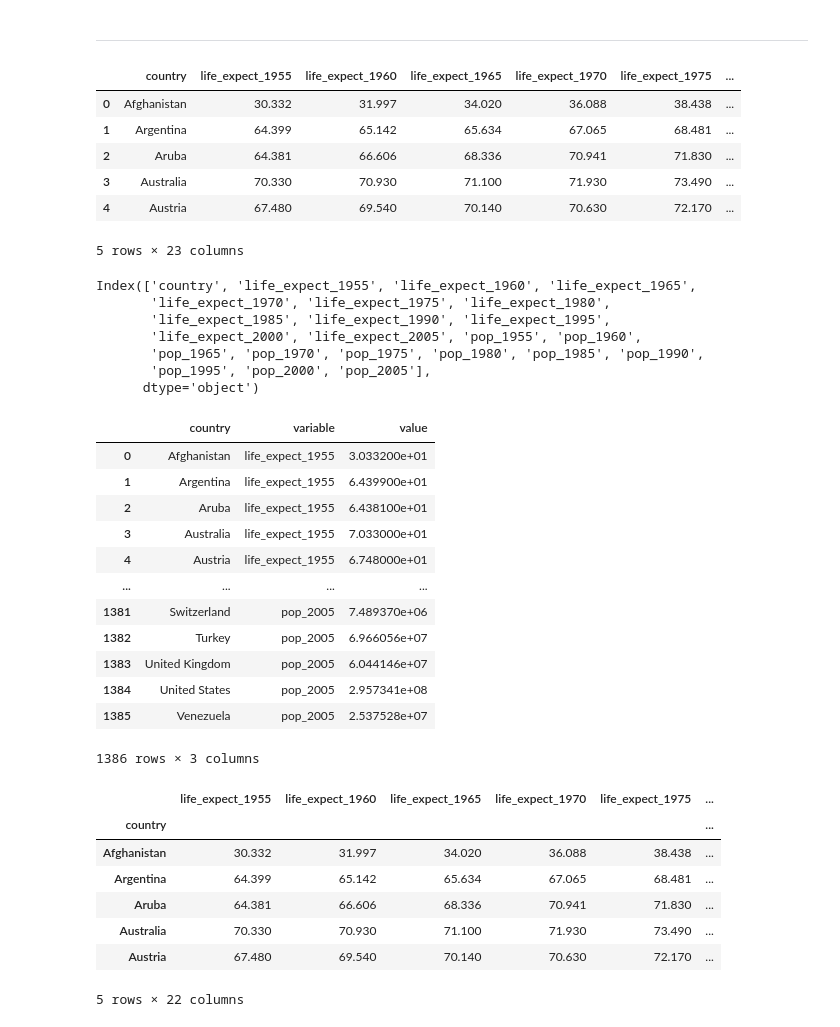
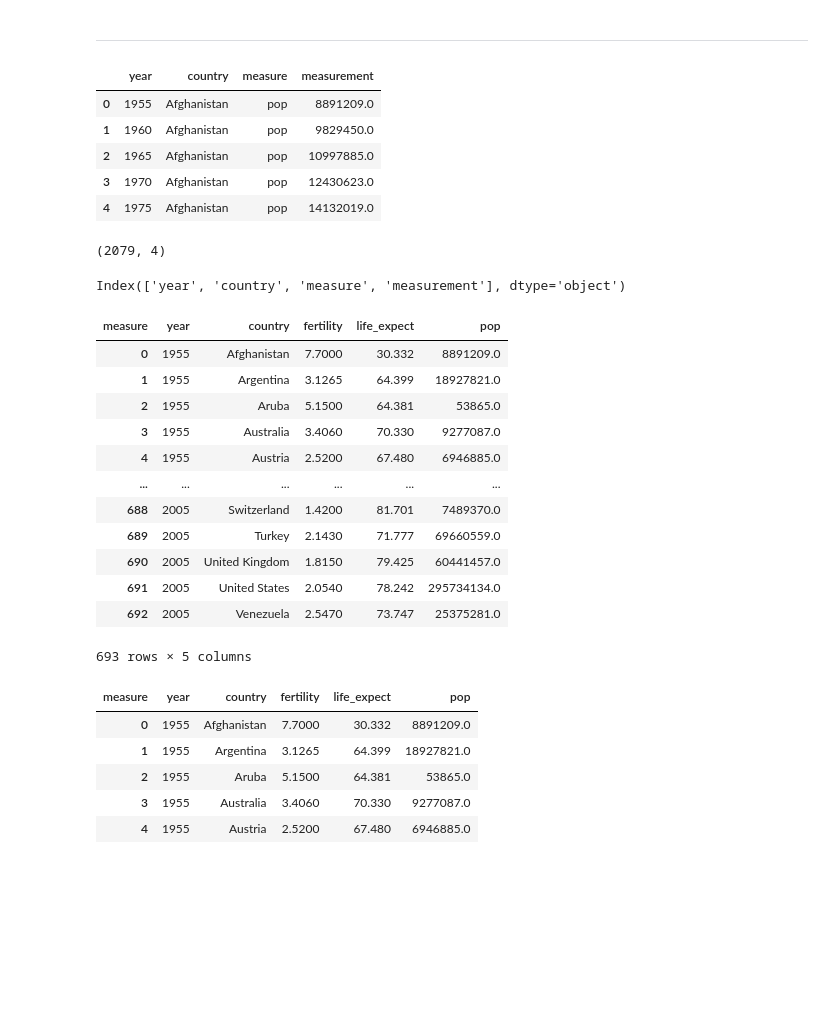
Before and after one commit to natasharivers/Classifications, a Jupyter notebook: tidy_data.ipynb, the cells around one changed output. Saved outputs shown, nothing was run; the diff lists cells and outputs as text; code cells hidden in the pictures; blank space fills up the shorter version.

```diff
--- a/tidy_data.ipynb
+++ b/tidy_data.ipynb
@@ -324,53 +324,48 @@ _____
 # %%
 ### Extra Practice:
 # %%
-gapminder = pd.read_csv('untidy-data/gapminder2.csv')
+gapminder = pd.read_csv('untidy-data/gapminder1.csv')
 # %%
 gapminder.head()
 # %% [output]
-|  | country | life_expect_1955 | life_expect_1960 | life_expect_1965 | life_expect_1970 | life_expect_1975 | ... |
-| 0 | Afghanistan | 30.332 | 31.997 | 34.020 | 36.088 | 38.438 | ... |
-| 1 | Argentina | 64.399 | 65.142 | 65.634 | 67.065 | 68.481 | ... |
-| 2 | Aruba | 64.381 | 66.606 | 68.336 | 70.941 | 71.830 | ... |
-| 3 | Australia | 70.330 | 70.930 | 71.100 | 71.930 | 73.490 | ... |
-| 4 | Austria | 67.480 | 69.540 | 70.140 | 70.630 | 72.170 | ... |
+|  | year | country | measure | measurement |
+| 0 | 1955 | Afghanistan | pop | 8891209.0 |
+| 1 | 1960 | Afghanistan | pop | 9829450.0 |
+| 2 | 1965 | Afghanistan | pop | 10997885.0 |
+| 3 | 1970 | Afghanistan | pop | 12430623.0 |
+| 4 | 1975 | Afghanistan | pop | 14132019.0 |
-5 rows × 23 columns
+# %%
+gapminder.shape
+# %% [output]
+(2079, 4)
 # %%
 gapminder.columns
 # %% [output]
-Index(['country', 'life_expect_1955', 'life_expect_1960', 'life_expect_1965',
-       'life_expect_1970', 'life_expect_1975', 'life_expect_1980',
-       'life_expect_1985', 'life_expect_1990', 'life_expect_1995',
-       'life_expect_2000', 'life_expect_2005', 'pop_1955', 'pop_1960',
-       'pop_1965', 'pop_1970', 'pop_1975', 'pop_1980', 'pop_1985', 'pop_1990',
-       'pop_1995', 'pop_2000', 'pop_2005'],
-      dtype='object')
+Index(['year', 'country', 'measure', 'measurement'], dtype='object')
-# %%
-gapminder_melt=gapminder.melt(id_vars='country')
-gapminder_melt
-# %% [output]
-|  | country | variable | value |
-| 0 | Afghanistan | life_expect_1955 | 3.033200e+01 |
-| 1 | Argentina | life_expect_1955 | 6.439900e+01 |
-| 2 | Aruba | life_expect_1955 | 6.438100e+01 |
-| 3 | Australia | life_expect_1955 | 7.033000e+01 |
-| 4 | Austria | life_expect_1955 | 6.748000e+01 |
-| ... | ... | ... | ... |
-| 1381 | Switzerland | pop_2005 | 7.489370e+06 |
-| 1382 | Turkey | pop_2005 | 6.966056e+07 |
-| 1383 | United Kingdom | pop_2005 | 6.044146e+07 |
-| 1384 | United States | pop_2005 | 2.957341e+08 |
-| 1385 | Venezuela | pop_2005 | 2.537528e+07 |
-1386 rows × 3 columns
 # %%
-gapminder_pivot=gapminder.pivot_table(index='country')
-gapminder_pivot.head()
+gapminder_pivot=gapminder.pivot_table(index=['year', 'country'], columns='measure', values='measurement').reset_index()
+gapminder_pivot
 # %% [output]
-|  | life_expect_1955 | life_expect_1960 | life_expect_1965 | life_expect_1970 | life_expect_1975 | ... |
-| country |  |  |  |  |  | ... |
-| Afghanistan | 30.332 | 31.997 | 34.020 | 36.088 | 38.438 | ... |
-| Argentina | 64.399 | 65.142 | 65.634 | 67.065 | 68.481 | ... |
-| Aruba | 64.381 | 66.606 | 68.336 | 70.941 | 71.830 | ... |
-| Australia | 70.330 | 70.930 | 71.100 | 71.930 | 73.490 | ... |
-| Austria | 67.480 | 69.540 | 70.140 | 70.630 | 72.170 | ... |
+| measure | year | country | fertility | life_expect | pop |
+| 0 | 1955 | Afghanistan | 7.7000 | 30.332 | 8891209.0 |
+| 1 | 1955 | Argentina | 3.1265 | 64.399 | 18927821.0 |
+| 2 | 1955 | Aruba | 5.1500 | 64.381 | 53865.0 |
+| 3 | 1955 | Australia | 3.4060 | 70.330 | 9277087.0 |
+| 4 | 1955 | Austria | 2.5200 | 67.480 | 6946885.0 |
+| ... | ... | ... | ... | ... | ... |
+| 688 | 2005 | Switzerland | 1.4200 | 81.701 | 7489370.0 |
+| 689 | 2005 | Turkey | 2.1430 | 71.777 | 69660559.0 |
+| 690 | 2005 | United Kingdom | 1.8150 | 79.425 | 60441457.0 |
+| 691 | 2005 | United States | 2.0540 | 78.242 | 295734134.0 |
+| 692 | 2005 | Venezuela | 2.5470 | 73.747 | 25375281.0 |
-5 rows × 22 columns
+693 rows × 5 columns
+# %%
+gapminder_tidy=gapminder_pivot
+gapminder_tidy.head()
+# %% [output]
+| measure | year | country | fertility | life_expect | pop |
+| 0 | 1955 | Afghanistan | 7.7000 | 30.332 | 8891209.0 |
+| 1 | 1955 | Argentina | 3.1265 | 64.399 | 18927821.0 |
+| 2 | 1955 | Aruba | 5.1500 | 64.381 | 53865.0 |
+| 3 | 1955 | Australia | 3.4060 | 70.330 | 9277087.0 |
+| 4 | 1955 | Austria | 2.5200 | 67.480 | 6946885.0 |
```
